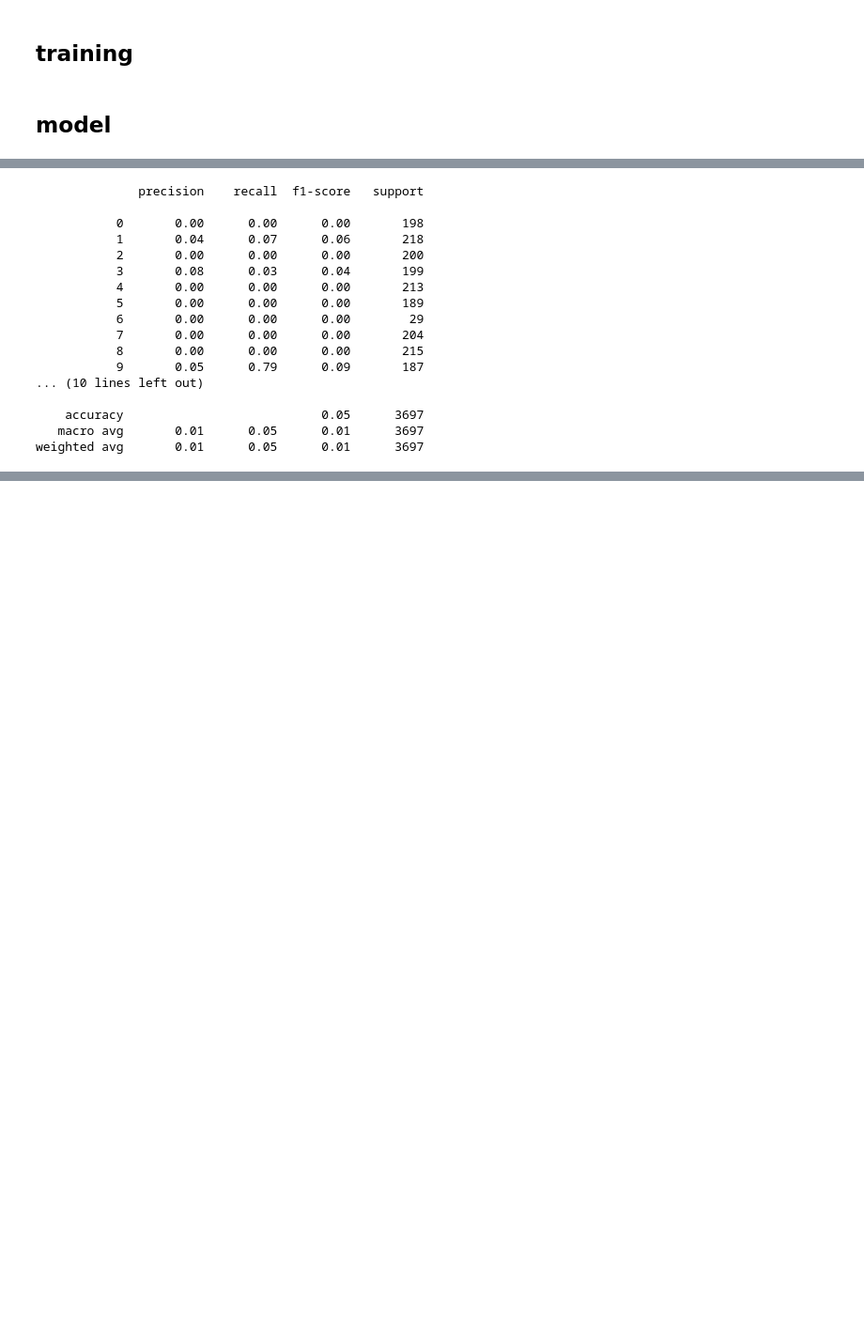
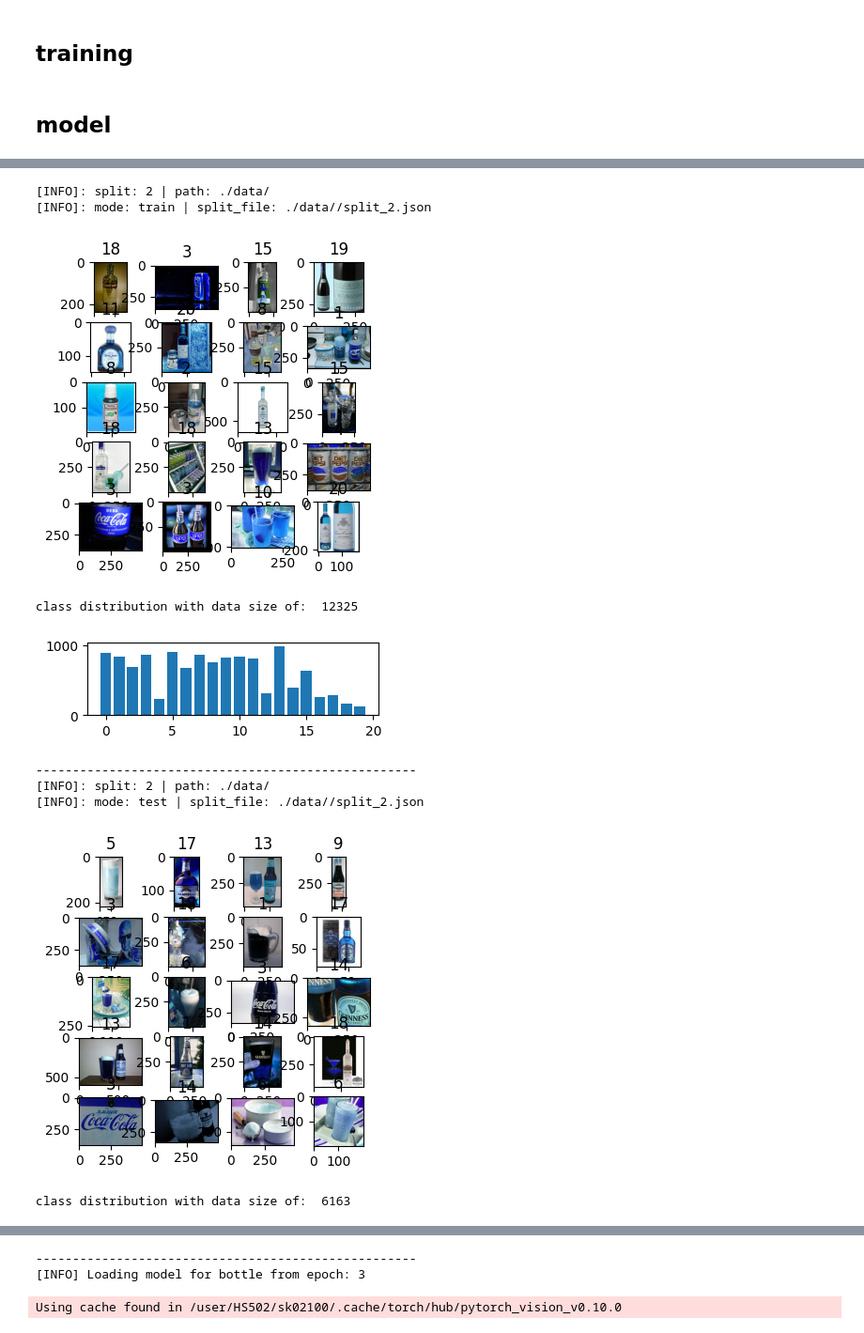
Before and after one commit to siddhant230/fine-grained-image-classification, a Jupyter notebook: fine_grained_clf_poc.ipynb, the cells around one changed output, grey strips where cells are left out. Shown: that part at 94% size. Cells and saved outputs as stored; diff of their text form; code cells hidden in the pictures; blank space fills up the shorter version.

```diff
--- a/fine_grained_clf_poc.ipynb
+++ b/fine_grained_clf_poc.ipynb
@@ -226,2 +125,0 @@ class BottleDataset(Dataset):
-# %%
-dataset = BottleDataset()
@@ -703,21 +336,48 @@ Epoch [0/10] : losses: {'train_loss': tensor(5566.0024), 'val_loss': tensor(2805
-# %%
-# testing performance
-get_performance(task_classifier_obj.model, val_dataloader)
-# %% [output]
-              precision    recall  f1-score   support
-
-           0       0.00      0.00      0.00       198
-           1       0.04      0.07      0.06       218
-           2       0.00      0.00      0.00       200
-           3       0.08      0.03      0.04       199
-           4       0.00      0.00      0.00       213
-           5       0.00      0.00      0.00       189
-           6       0.00      0.00      0.00        29
-           7       0.00      0.00      0.00       204
-           8       0.00      0.00      0.00       215
-           9       0.05      0.79      0.09       187
-... (10 lines left out)
-
-    accuracy                           0.05      3697
-   macro avg       0.01      0.05      0.01      3697
-weighted avg       0.01      0.05      0.01      3697
+# %%
+class CustomModel(nn.Module):
+
+    def __init__(self, base_model=None, num_classes=20):
+        super(CustomModel, self).__init__()
+        self.num_classes = num_classes
+        self.base_model = torch.hub.load('pytorch/vision:v0.10.0', 'resnet18', pretrained=True) #vgg19_bn
+        self.base_model.fc = nn.Linear(512, self.num_classes) # res18 -> 512, res152 -> 2048
+
+    def forward(self, x):
+      logits = self.base_model(x)
+      return logits
+# %%
+dataloaders = get_dataloaders(['bottle'], train_batch_size=128, val_batch_size=32)
+opt_dir = {"bottle":"./outputs/bottle/"}
+loaded_model_weights = {"bottle":"outputs/bottle/3/3.pth"}
+final_models = {}
+
+for d_type in dataloaders:
+    start = 0
+    model = CustomModel()
+    if loaded_model_weights[d_type] != "":
+        start = int(loaded_model_weights[d_type].split("/")[-2])
+        print(f"[INFO] Loading model for {d_type} from epoch: {start}")
+        model.load_state_dict(torch.load(loaded_model_weights[d_type])['model'])
+
+    train_obj = Trainer(
+        model=model,
+        train_dataloader=dataloaders[d_type]['train'],
+        val_dataloader=dataloaders[d_type]['test'],
+        output_dir=opt_dir[d_type],
+        start=start+1,
+        epochs=50,
+        d_type=d_type
+    )
+    train_obj.train()
+    final_models[d_type] = train_obj
+# %% [output]
+[INFO]: split: 2 | path: ./data/
+[INFO]: mode: train | split_file: ./data//split_2.json
+[figure, added]
+class distribution with data size of:  12325
+[figure, added]
+----------------------------------------------------
+[INFO]: split: 2 | path: ./data/
+[INFO]: mode: test | split_file: ./data//split_2.json
+[figure, added]
+class distribution with data size of:  6163
@@ -723,0 +385,3 @@ weighted avg       0.01      0.05      0.01      3697
+----------------------------------------------------
+[INFO] Loading model for bottle from epoch: 3
+Using cache found in /user/HS502/sk02100/.cache/torch/hub/pytorch_vision_v0.10.0
```
Also changed, not shown: parts of 50 cells of this notebook.
